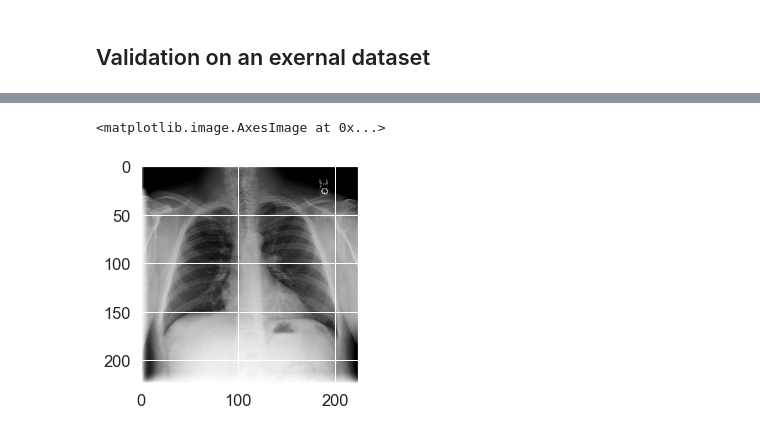
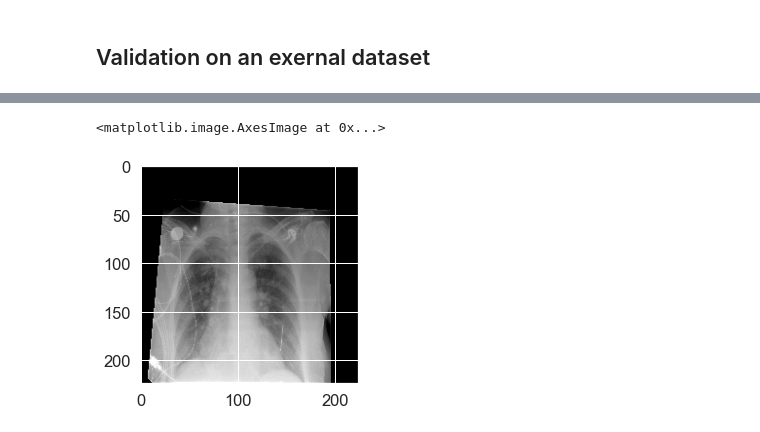
Before and after one commit to ai-explorers/chest_x_ray, a Jupyter notebook: merged_notebooks.ipynb, the cells around one changed output, grey strips where cells are left out. Cells and saved outputs as stored; diff of their text form; code cells hidden in the pictures.

Commit message:
Current state of the model training notebook to synchronize current state

```diff
--- a/merged_notebooks.ipynb
+++ b/merged_notebooks.ipynb
@@ -186,7 +225,10 @@ combined_dataset.shuffle()
 # teilmenge für schnelle tests verwenden
 #combined_dataset.df, ignore = train_test_split(combined_dataset.df, test_size=0.5,
                                                  #stratify=combined_dataset.df['label_pneumonia'])
-combined_dataset.df = combined_dataset.df.head(500)
+#combined_dataset.df = combined_dataset.df.head(1000)
+#combined_dataset.df = combined_dataset.df.head(len(df))
+#combined_dataset.df = combined_dataset.df.append(df)
+#combined_dataset.shuffle()
 
 # train-test-split
-combined_dataset.stratified_train_test_split(stratify_column='label_pneumonia')
+combined_dataset.stratified_train_test_val_split(stratify_column='label_pneumonia')
@@ -493,6 +626,11 @@ learning_rate_reduction = ReduceLROnPlateau(
 )
 
 mcp_save = ModelCheckpoint(MODELSAVE, save_best_only=True, monitor='val_loss', mode='min')
+
+early_stopping = EarlyStopping(monitor='val_loss',
+                              min_delta=0,
+                              patience=2,
+                              verbose=0, mode='auto')
 # %%
 df_train = combined_dataset.train
 # %% [markdown]
@@ -708,9 +1008,10 @@ ax.yaxis.set_ticklabels(['Normal', 'Pneumonia'])
 # %% [markdown]
 ## Validation on an exernal dataset
 # %%
-external_testset = original_dataset('cxr14', 'ChestX-ray14_NationalInstituesofHealthClinicalCenter/')
-#external_testset = original_dataset('chexpert', 'CheXpert/')
-#external_testset = original_dataset('padchest', 'BIMCV-PadChest/')
+#external_testset = original_dataset('cxr14', 'ChestX-ray14_NationalInstituesofHealthClinicalCenter_224/')
+#external_testset = original_dataset('chexpert', 'CheXpert_224/')
+external_testset = original_dataset('padchest', 'BIMCV-PadChest_224/')
+#external_testset = original_dataset('kermany', 'KermanyChildStudy_224/')
 external_testset.shuffle()
-external_testset.stratified_train_test_split(test_size=0.1, stratify_column='label_pneumonia')
+external_testset.stratified_train_test_val_split(stratify_column='label_pneumonia')
 # %% [output]
@@ -730,3 +1034,8 @@ Anzahl Samples: 2862    -> 1431 normal, 1431 pneumonia
 # %%
-external_testset.test.reset_index(drop=True, inplace=True)
-external_datagenerator = DataGenerator(external_testset.test, False, IMG_SIZE, batch_size=BATCH_SIZE, shuffle=False)
+ext_generator = data_generator.flow_from_dataframe(
+        dataframe=external_testset.test,
+        **flow_arguments
+    )
+
+#external_testset.test.reset_index(drop=True, inplace=True)
+#external_datagenerator = DataGenerator(external_testset.test, False, IMG_SIZE, batch_size=BATCH_SIZE, shuffle=False)
@@ -733,6 +1051,6 @@ external_datagenerator = DataGenerator(external_testset.test, False, IMG_SIZE, b
 # %%
-plt.imshow(external_datagenerator.__getitem__(0)[0][0][:,:,0], cmap="gray")
+plt.imshow(ext_generator.__getitem__(1)[0][0][:,:,0], cmap="gray")
 # %% [output]
 <matplotlib.image.AxesImage at 0x...>
-[figure, old version]
+[figure, new version]
 # %%
```
Also changed, not shown: parts of 46 cells of this notebook.
